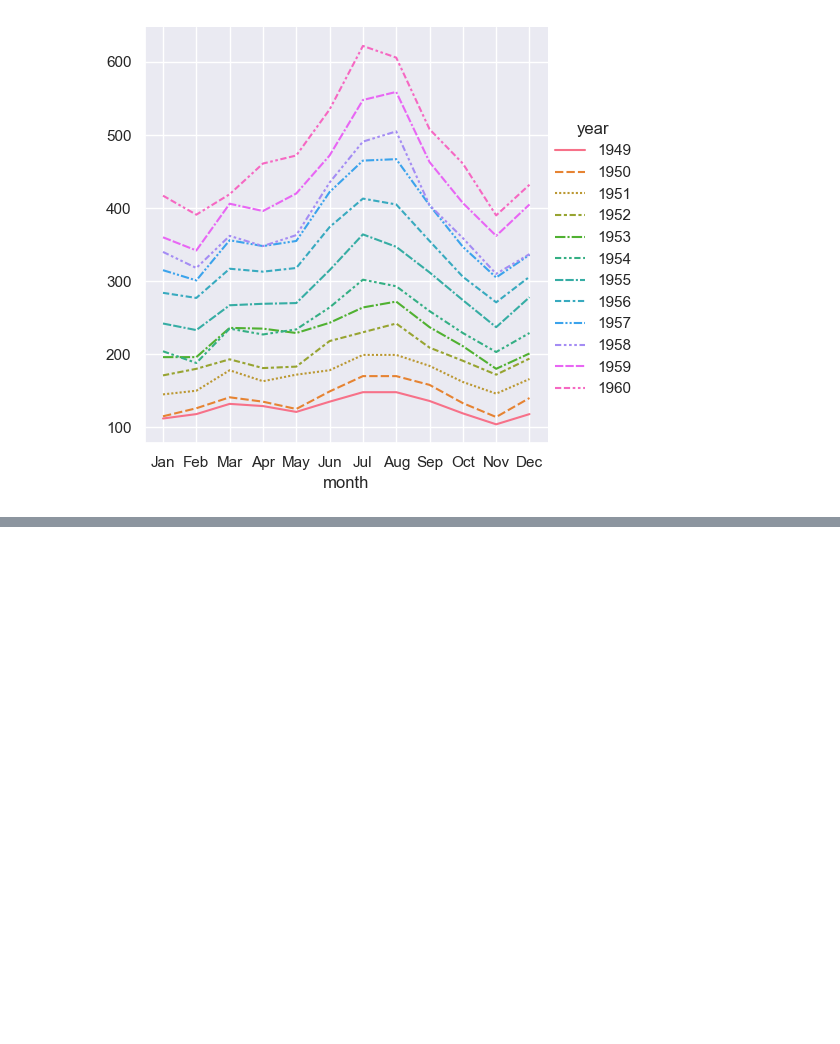
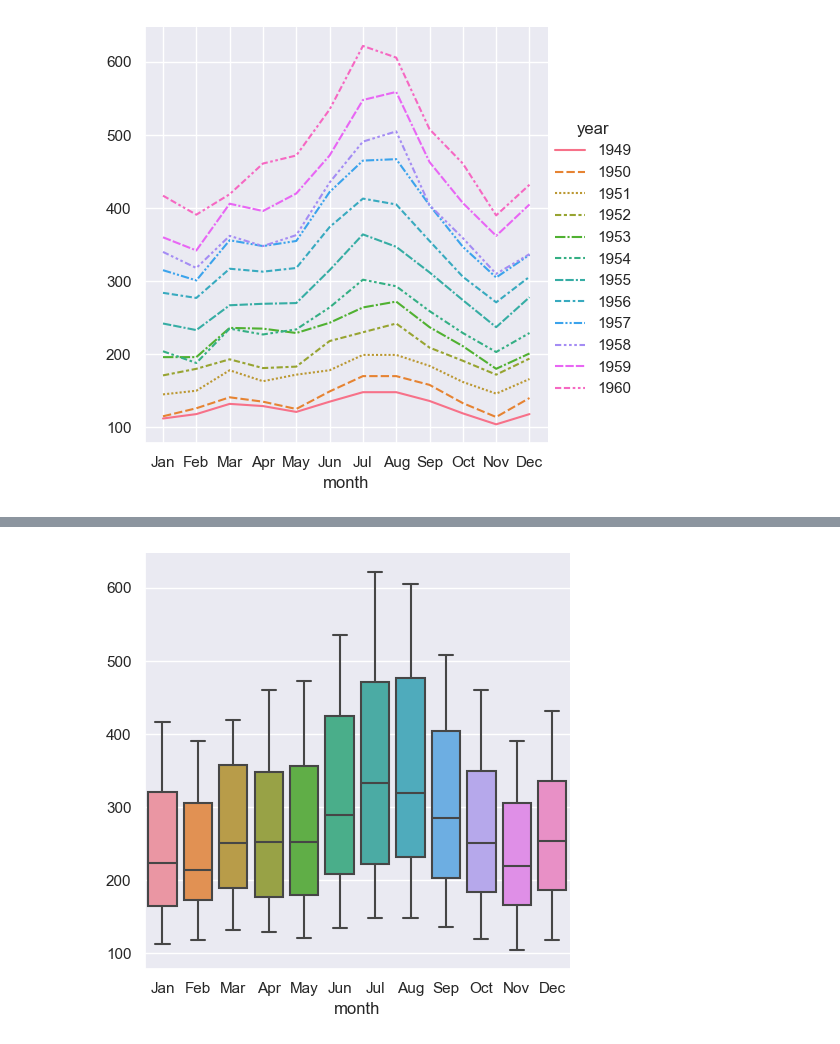
Before and after one commit to kjmn1105/Seaborn-Tuorial, a Jupyter notebook: 3_API Overwiew (2).ipynb, the cells around one changed output, grey strips where cells are left out. Saved outputs shown, nothing was run; the diff lists cells and outputs as text; code cells hidden in the pictures; blank space fills up the shorter version.

```diff
--- a/3_API Overwiew (2).ipynb
+++ b/3_API Overwiew (2).ipynb
@@ -102,0 +110,4 @@ sns.relplot(data=flights_wide.T, kind='line');
+# %%
+sns.catplot(data=flights_wide, kind='box');
+# %% [output]
+[figure, added]
```
Also changed, not shown: parts of 16 cells of this notebook.
